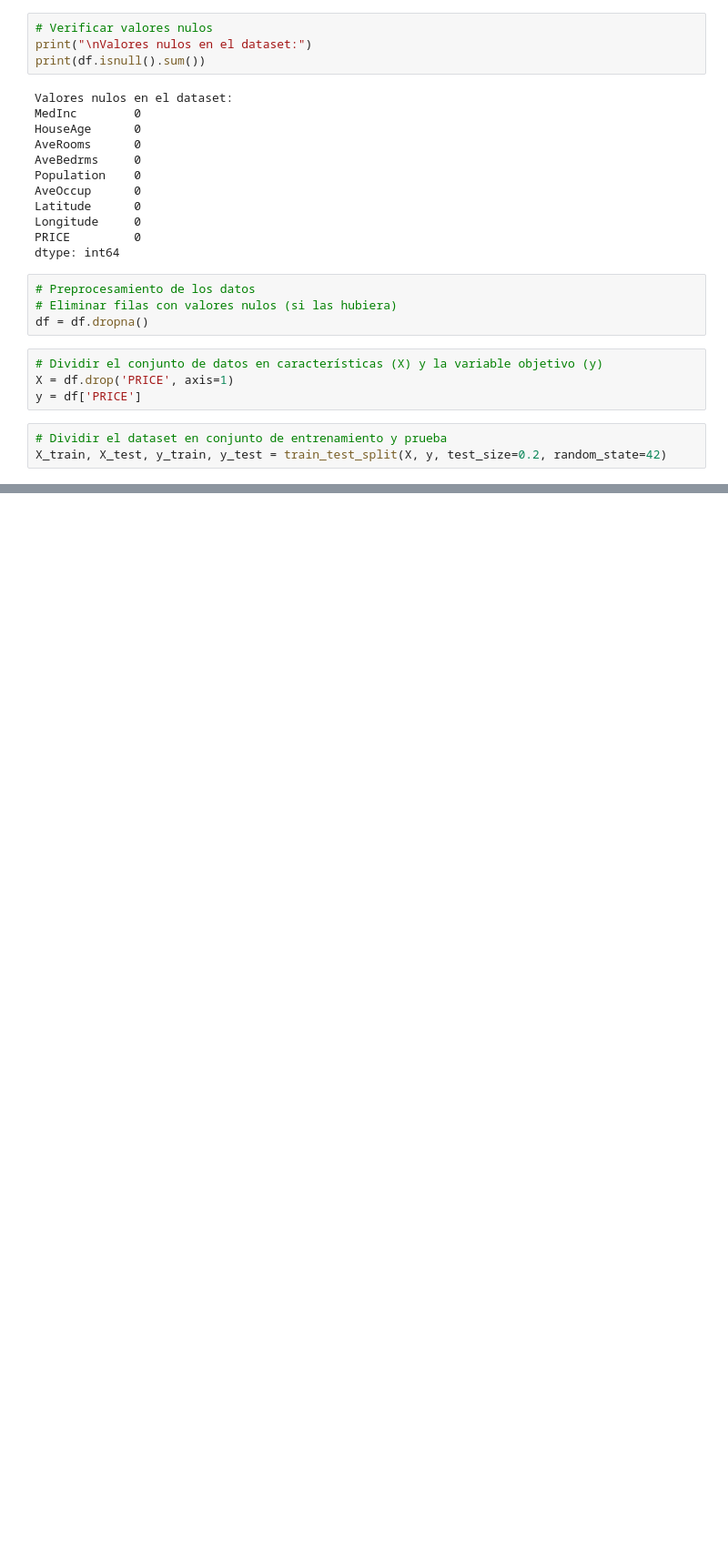
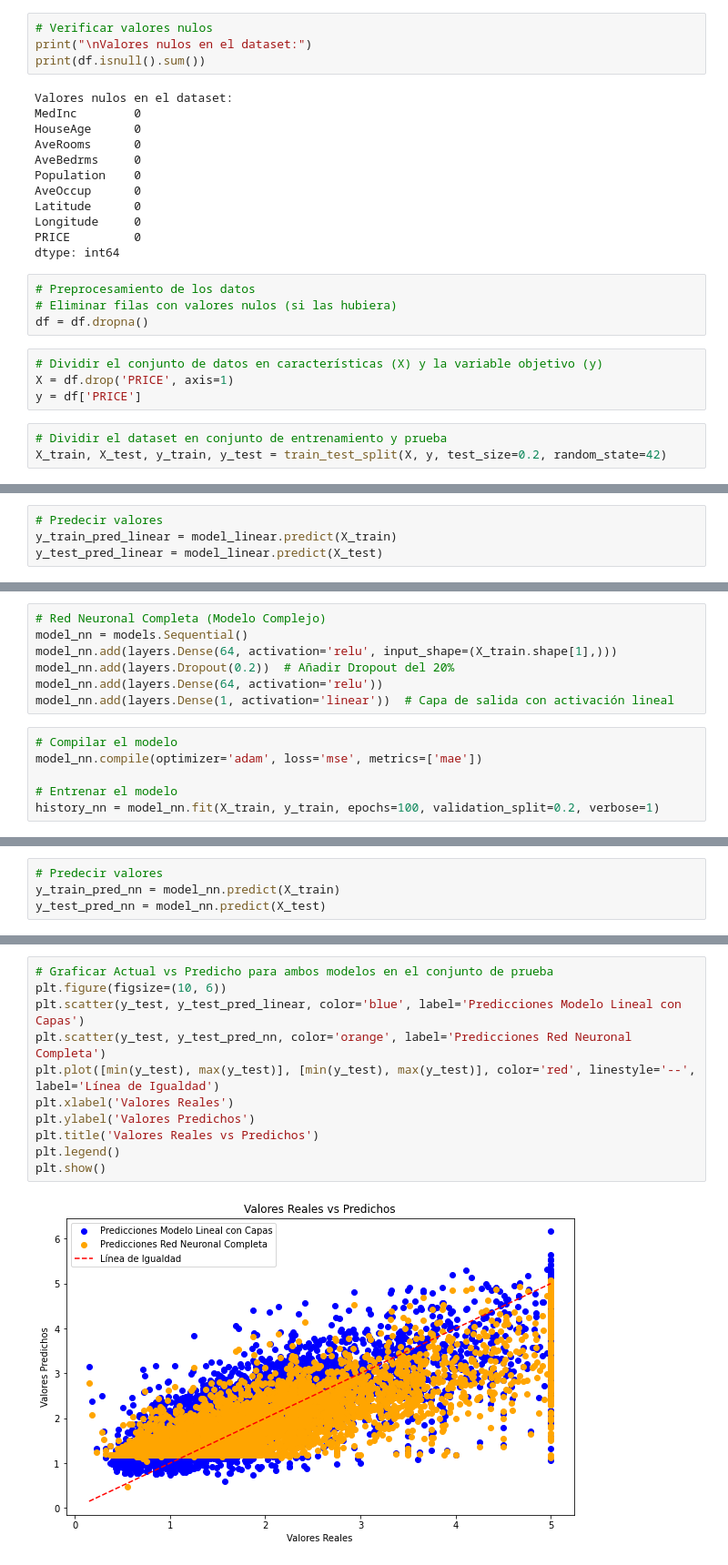
Before and after one commit to radianvp/deep-learning-workshop, a Jupyter notebook: module_01/Test Enviroment.ipynb, the cells around one changed output, grey strips where cells are left out. Shown at 91% size. Saved outputs shown, nothing was run; the diff lists cells and outputs as text; blank space fills up the shorter version.

```diff
--- a/module_01/Test Enviroment.ipynb
+++ b/module_01/Test Enviroment.ipynb
@@ -105,0 +155,4 @@ NameError: name 'models' is not defined
+# %%
+# Predecir valores
+y_train_pred_linear = model_linear.predict(X_train)
+y_test_pred_linear = model_linear.predict(X_test)
@@ -105,0 +162,13 @@ NameError: name 'models' is not defined
+# %%
+# Red Neuronal Completa (Modelo Complejo)
+model_nn = models.Sequential()
+model_nn.add(layers.Dense(64, activation='relu', input_shape=(X_train.shape[1],)))
+model_nn.add(layers.Dropout(0.2))  # Añadir Dropout del 20%
+model_nn.add(layers.Dense(64, activation='relu'))
+model_nn.add(layers.Dense(1, activation='linear'))  # Capa de salida con activación lineal
+# %%
+# Compilar el modelo
+model_nn.compile(optimizer='adam', loss='mse', metrics=['mae'])
+
+# Entrenar el modelo
+history_nn = model_nn.fit(X_train, y_train, epochs=100, validation_split=0.2, verbose=1)
@@ -105,0 +205,4 @@ NameError: name 'models' is not defined
+# %%
+# Predecir valores
+y_train_pred_nn = model_nn.predict(X_train)
+y_test_pred_nn = model_nn.predict(X_test)
@@ -105,0 +212,13 @@ NameError: name 'models' is not defined
+# %%
+# Graficar Actual vs Predicho para ambos modelos en el conjunto de prueba
+plt.figure(figsize=(10, 6))
+plt.scatter(y_test, y_test_pred_linear, color='blue', label='Predicciones Modelo Lineal con Capas')
+plt.scatter(y_test, y_test_pred_nn, color='orange', label='Predicciones Red Neuronal Completa')
+plt.plot([min(y_test), max(y_test)], [min(y_test), max(y_test)], color='red', linestyle='--', label='Línea de Igualdad')
+plt.xlabel('Valores Reales')
+plt.ylabel('Valores Predichos')
+plt.title('Valores Reales vs Predichos')
+plt.legend()
+plt.show()
+# %% [output]
+[figure, added]
```
Also changed, not shown: parts of 8 cells of this notebook.
